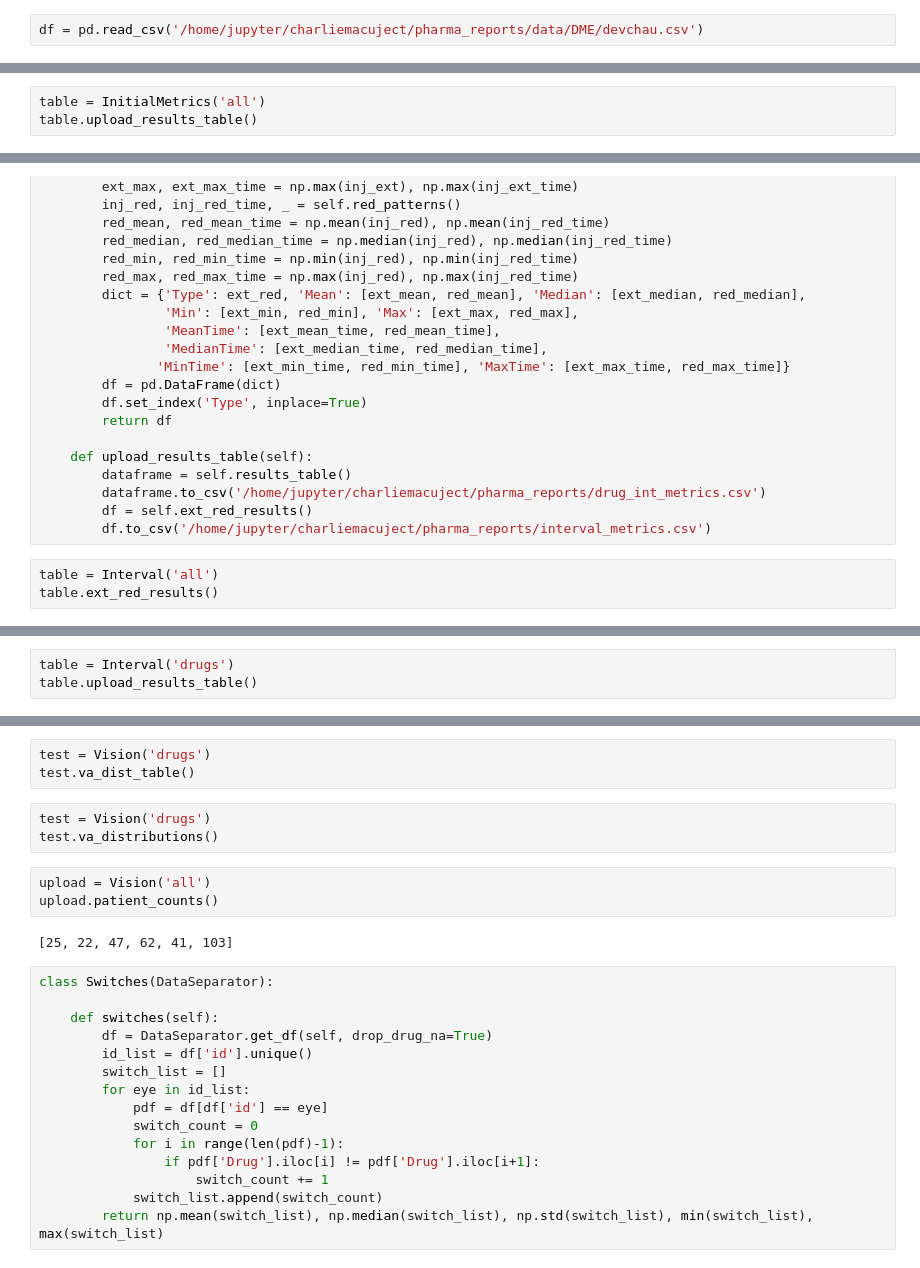
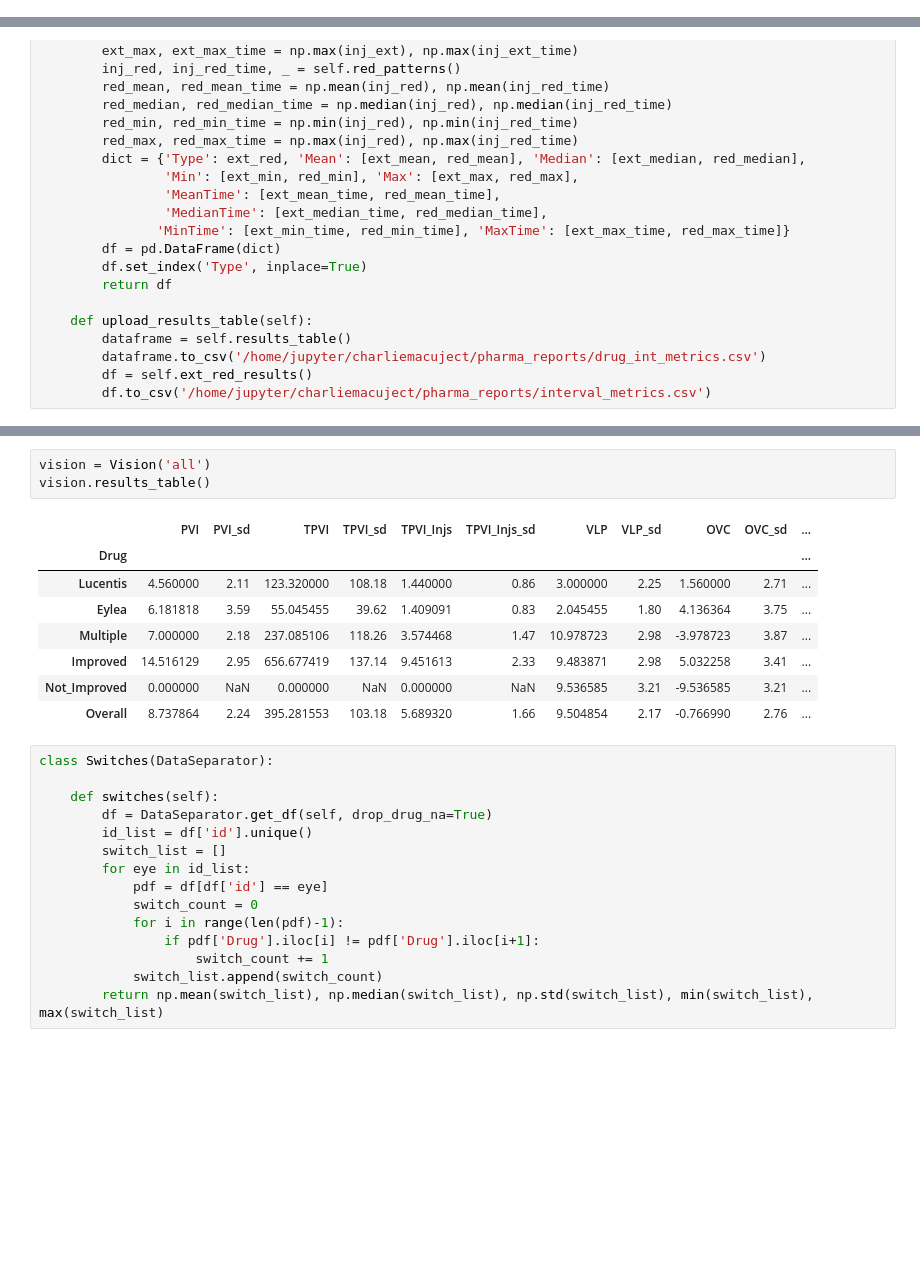
Before and after one commit to charlieoneill23/charliemacuject, a Jupyter notebook: pharma_reports/DME/DMEAudit.ipynb, the cells around one changed output, grey strips where cells are left out. Saved outputs shown, nothing was run; the diff lists cells and outputs as text; blank space fills up the shorter version.

```diff
--- a/pharma_reports/DME/DMEAudit.ipynb
+++ b/pharma_reports/DME/DMEAudit.ipynb
@@ -308,5 +290,3 @@ class Utilisation(DataSeparator):
         left_side.set_visible(False)
         top_side.set_visible(False)
         plt.savefig('ut_plot.png', dpi=300, bbox_inches='tight')
-# %%
-df = pd.read_csv('/home/jupyter/charliemacuject/pharma_reports/data/DME/devchau.csv')
@@ -318,6 +293,3 @@ plot.plot_ut()
-# %%
-table = InitialMetrics('all')
-table.upload_results_table()
 # %%
 class Interval(DataSeparator):
 
@@ -445,6 +417,3 @@ class Interval(DataSeparator):
         dataframe.to_csv('/home/jupyter/charliemacuject/pharma_reports/drug_int_metrics.csv')
         df = self.ext_red_results()
         df.to_csv('/home/jupyter/charliemacuject/pharma_reports/interval_metrics.csv')
-# %%
-table = Interval('all')
-table.ext_red_results()
@@ -456,6 +420,3 @@ table.ext_red_results()
-# %%
-table = Interval('drugs')
-table.upload_results_table()
 # %%
 class Vision(DataSeparator):
     """
@@ -749,17 +701,18 @@ class Vision(DataSeparator):
         df = pd.DataFrame(dict)
         df.set_index('Drug', inplace=True)
         df.to_csv('/home/jupyter/charliemacuject/pharma_reports/drug_dist_table.csv')
-# %%
-test = Vision('drugs')
-test.va_dist_table()
-# %%
-test = Vision('drugs')
-test.va_distributions()
-# %%
-upload = Vision('all')
-upload.patient_counts()
-# %% [output]
-[25, 22, 47, 62, 41, 103]
+# %%
+vision = Vision('all')
+vision.results_table()
+# %% [output]
+|  | PVI | PVI_sd | TPVI | TPVI_sd | TPVI_Injs | TPVI_Injs_sd | VLP | VLP_sd | OVC | OVC_sd | ... |
+| Drug |  |  |  |  |  |  |  |  |  |  | ... |
+| Lucentis | 4.560000 | 2.11 | 123.320000 | 108.18 | 1.440000 | 0.86 | 3.000000 | 2.25 | 1.560000 | 2.71 | ... |
+| Eylea | 6.181818 | 3.59 | 55.045455 | 39.62 | 1.409091 | 0.83 | 2.045455 | 1.80 | 4.136364 | 3.75 | ... |
+| Multiple | 7.000000 | 2.18 | 237.085106 | 118.26 | 3.574468 | 1.47 | 10.978723 | 2.98 | -3.978723 | 3.87 | ... |
+| Improved | 14.516129 | 2.95 | 656.677419 | 137.14 | 9.451613 | 2.33 | 9.483871 | 2.98 | 5.032258 | 3.41 | ... |
+| Not_Improved | 0.000000 | NaN | 0.000000 | NaN | 0.000000 | NaN | 9.536585 | 3.21 | -9.536585 | 3.21 | ... |
+| Overall | 8.737864 | 2.24 | 395.281553 | 103.18 | 5.689320 | 1.66 | 9.504854 | 2.17 | -0.766990 | 2.76 | ... |
 # %%
 class Switches(DataSeparator):
 
```
Also changed, not shown: parts of 9 cells of this notebook.
